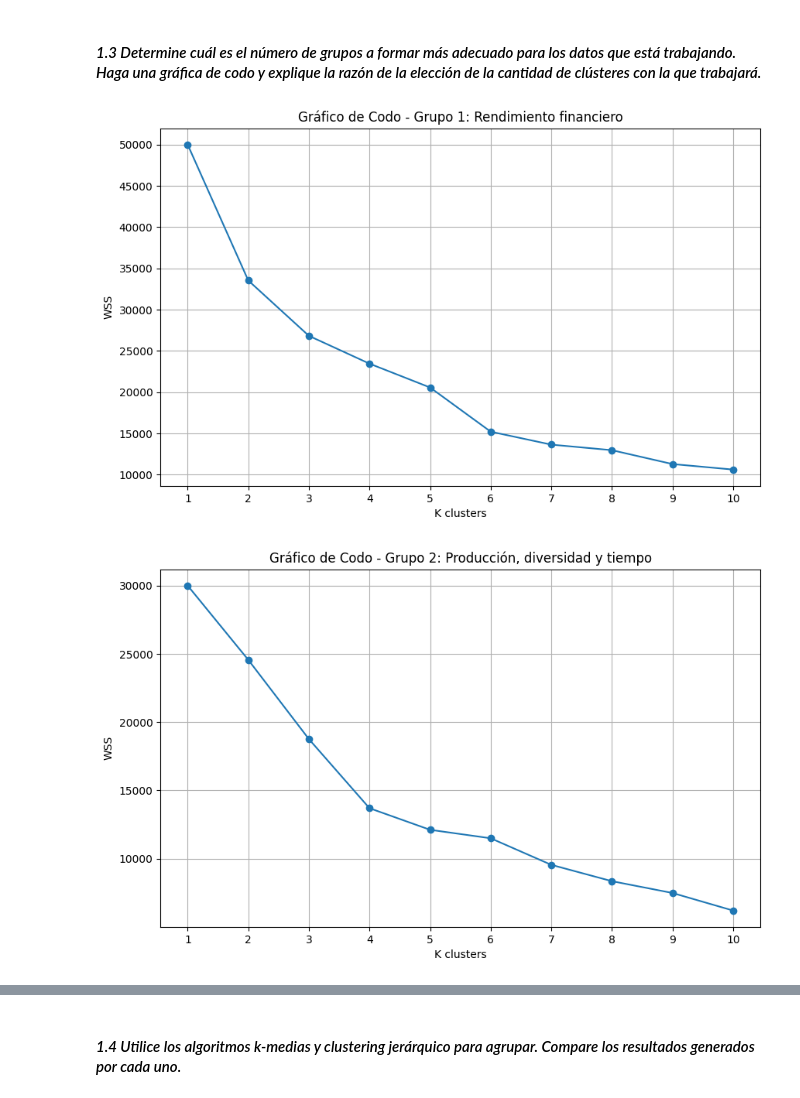
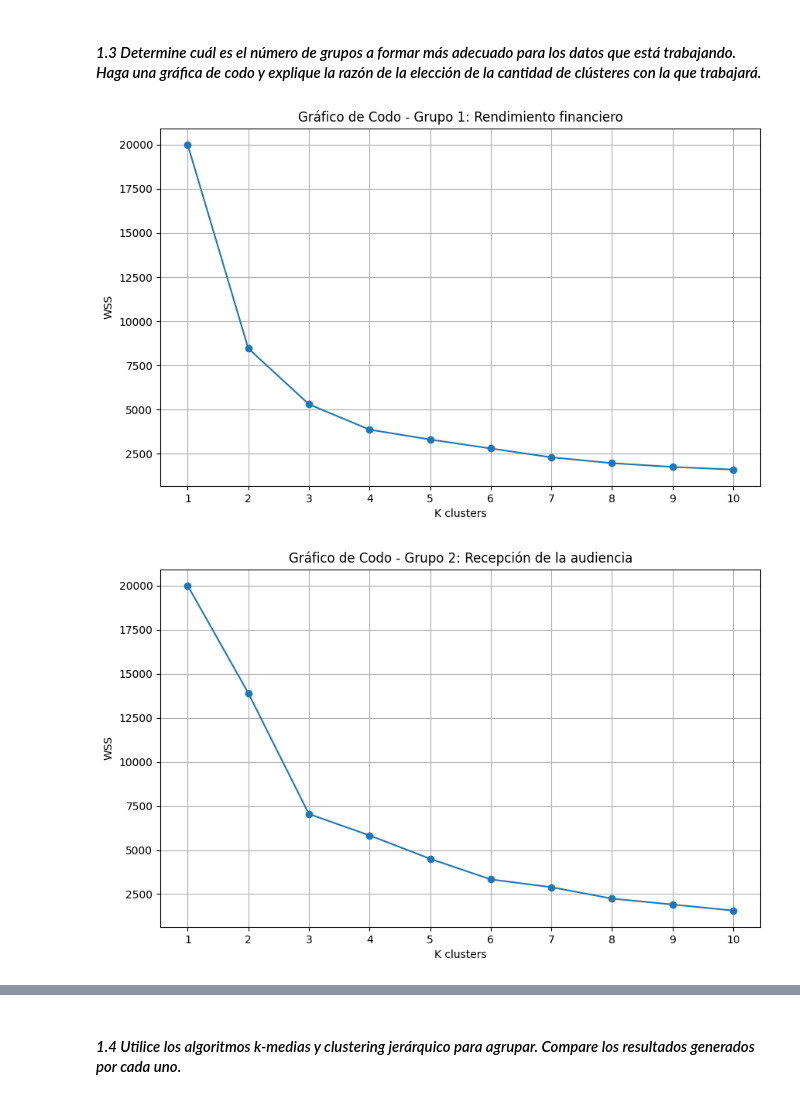
Before and after one commit to lemoonchild/Clustering-APriori-PCA, a Jupyter notebook: Clustering.ipynb, the cells around one changed output, grey strips where cells are left out. Saved outputs shown, nothing was run; the diff lists cells and outputs as text; code cells hidden in the pictures.

```diff
--- a/Clustering.ipynb
+++ b/Clustering.ipynb
@@ -132,7 +174,7 @@ df_group3.fillna(df_group3.median(numeric_only=True), inplace=True)
 #### _1.2 Analice la tendencia al agrupamiento usando el estadístico de Hopkings y la VAT (Visual Assessment of cluster Tendency). Esta última hágala si es posible, teniendo en cuenta las dimensiones del conjunto de datos. Discuta sus resultados e impresiones._
 # %%
 # Asegurarse de que todas las columnas sean numéricas y manejar valores nulos (usando la mediana)
-for group in [df_group1, df_group2, df_group3]:
+for group in [df_group1, df_group2, df_group3, df_group4, df_group5, df_group6]:
     for col in group.columns:
         group[col] = pd.to_numeric(group[col], errors='coerce')
     group.fillna(group.median(numeric_only=True), inplace=True)
@@ -141,16 +183,26 @@ for group in [df_group1, df_group2, df_group3]:
 group1_scaled = scale(df_group1)
 group2_scaled = scale(df_group2)
 group3_scaled = scale(df_group3)
+group4_scaled = scale(df_group4)
+group5_scaled = scale(df_group5)
+group6_scaled = scale(df_group6)
 
 # Calcular el estadístico de Hopkins para cada grupo
 hopkins_group1 = hopkins(group1_scaled, group1_scaled.shape[0])
 hopkins_group2 = hopkins(group2_scaled, group2_scaled.shape[0])
 hopkins_group3 = hopkins(group3_scaled, group3_scaled.shape[0])
+hopkins_group4 = hopkins(group4_scaled, group4_scaled.shape[0])
+hopkins_group5 = hopkins(group5_scaled, group5_scaled.shape[0])
+hopkins_group6 = hopkins(group6_scaled, group6_scaled.shape[0])
 
 print("\nEstadístico de Hopkins para cada grupo:")
 print("Hopkins statistic for Group 1 (Rendimiento financiero): {:.4f}".format(hopkins_group1))
-print("Hopkins statistic for Group 2 (Producción, diversidad y tiempo): {:.4f}".format(hopkins_group2))
-print("Hopkins statistic for Group 3 (Elenco): {:.4f}".format(hopkins_group3))
+print("Hopkins statistic for Group 2 (Recepción de la audiencia): {:.4f}".format(hopkins_group2))
+print("Hopkins statistic for Group 3 (Producción 1): {:.4f}".format(hopkins_group3))
+print("Hopkins statistic for Group 4 (Producción 2): {:.4f}".format(hopkins_group4))
+print("Hopkins statistic for Group 5 (Elenco - cantidad/popularidad): {:.4f}".format(hopkins_group5))
+print("Hopkins statistic for Group 6 (Elenco - cantidad de mujeres/hombres): {:.4f}".format(hopkins_group6))
+
 
 print("\nEstadístico de VAT para cada grupo:")
 # 4. Visual Assessment of Cluster Tendency (VAT)
@@ -164,7 +216,10 @@ def plot_vat(data, group_name):
 
 # Visualizar (o discutir la imposibilidad de visualizar) la VAT para cada grupo
 plot_vat(group1_scaled, "Grupo 1 (Rendimiento financiero)")
-plot_vat(group2_scaled, "Grupo 2 (Producción, diversidad y tiempo)")
-plot_vat(group3_scaled, "Grupo 3 (Elenco)")
+plot_vat(group2_scaled, "Grupo 2 (Recepción de la audiencia)")
+plot_vat(group3_scaled, "Grupo 3 (Producción 1)")
+plot_vat(group4_scaled, "Grupo 4 (Producción 2)")
+plot_vat(group5_scaled, "Grupo 5 (Elenco - cantidad/popularidad)")
+plot_vat(group6_scaled, "Grupo 6 (Elenco - cantidad de mujeres/hombres)")
 # %% [output]
 Estadístico de Hopkins para cada grupo:
@@ -201,34 +284,37 @@ def elbow_plot_for_group(features, group_name):
     # Extraer el subconjunto de datos para el grupo
     df_group = df[features].copy()
     # Convertir a numérico y llenar valores faltantes con la mediana
     for col in features:
         df_group[col] = pd.to_numeric(df_group[col], errors='coerce')
     df_group.fillna(df_group.median(numeric_only=True), inplace=True)
 
     # Normalizar los datos
     X_scale = scale(df_group)
 
     # Aplicar el método del codo
     numeroClusters = range(1, 11)
     wcss = []
     for i in numeroClusters:
         kmeans = KMeans(n_clusters=i)
         kmeans.fit(X_scale)
         wcss.append(kmeans.inertia_)
 
     plt.figure(figsize=(10, 6))
     plt.plot(numeroClusters, wcss, marker='o')
     plt.xticks(numeroClusters)
     plt.xlabel("K clusters")
     plt.ylabel("WSS")
     plt.title(f"Gráfico de Codo - {group_name}")
     plt.grid(True)
     plt.show()
 
 # Generar la gráfica del codo para cada grupo:
 elbow_plot_for_group(group1_features, "Grupo 1: Rendimiento financiero")
-elbow_plot_for_group(group2_features, "Grupo 2: Producción, diversidad y tiempo")
-elbow_plot_for_group(group3_features, "Grupo 3: Elenco")
+elbow_plot_for_group(group2_features, "Grupo 2: Recepción de la audiencia")
+elbow_plot_for_group(group3_features, "Grupo 3: Producción 1")
+elbow_plot_for_group(group4_features, "Grupo 4: Producción 2")
+elbow_plot_for_group(group5_features, "Grupo 5: Elenco - cantidad/popularidad")
+elbow_plot_for_group(group6_features, "Grupo 6: Elenco - cantidad de mujeres/hombres")
 # %% [output]
-[figure, old version]
+[figure, new version]
-[figure, old version]
+[figure, new version]
```
Also changed, not shown: parts of 17 cells of this notebook.
